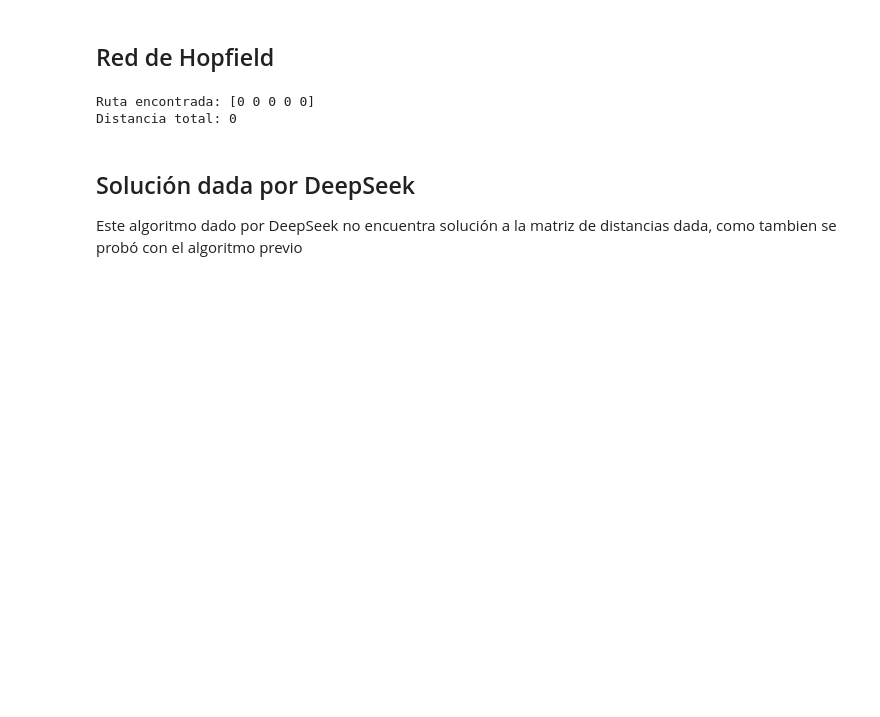
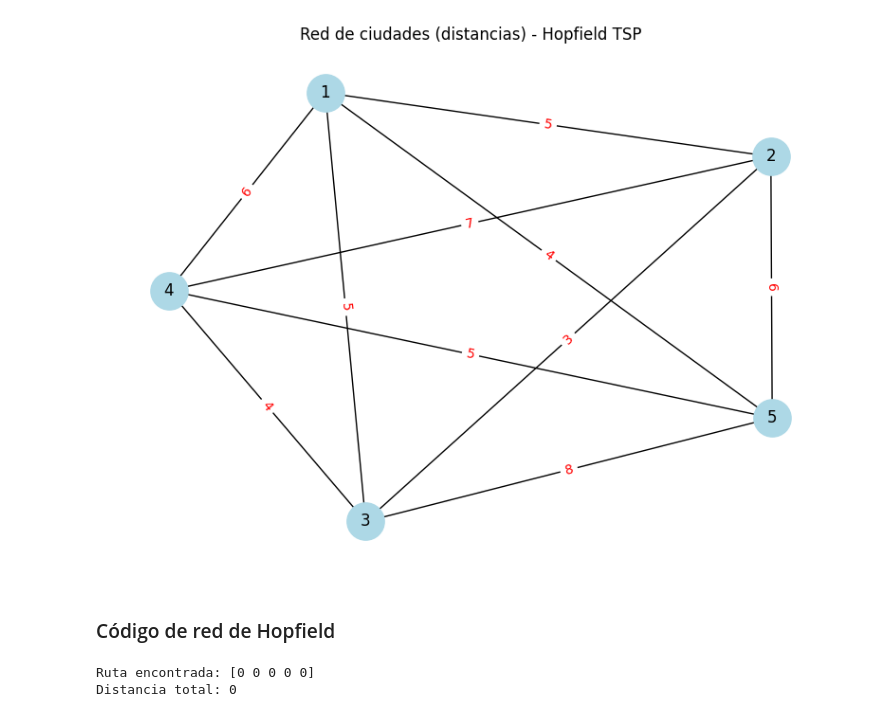
Before and after one commit to ivankarrillin/ML_Doc, a Jupyter notebook: 7_hopfield/Hopfield.ipynb, the cells around one changed output. Drawn from its saved outputs; the diff is of its cells as text; code cells hidden in the pictures; blank space fills up the shorter version.

Commit message:
ajustes red hopfield

```diff
--- a/7_hopfield/Hopfield.ipynb
+++ b/7_hopfield/Hopfield.ipynb
@@ -1,5 +94,51 @@
+# %%
+import numpy as np
+import matplotlib.pyplot as plt
+import networkx as nx
+
+# Matriz de distancias
+distancias = np.array([
+    [0, 5, 5, 6, 4],
+    [5, 0, 3, 7, 6],
+    [5, 3, 0, 4, 8],
+    [6, 7, 4, 0, 5],
+    [4, 6, 8, 5, 0]
+])
+
+#Grafo
+G = nx.Graph()
+num_ciudades = distancias.shape[0]
+
+for i in range(num_ciudades):
+    G.add_node(i, label=f'Ciudad {i+1}')
+
+
+for i in range(num_ciudades):
+    for j in range(i + 1, num_ciudades):
+        G.add_edge(i, j, weight=distancias[i, j])
+
+# Dibujar el grafo
+pos = nx.spring_layout(G, seed=42)  # Layout de fuerza (mejor separación visual)
+plt.figure(figsize=(8, 6))
+
+# Nodos
+nx.draw_networkx_nodes(G, pos, node_size=800, node_color='lightblue')
+# Etiquetas
+nx.draw_networkx_labels(G, pos, labels={i: f'{i+1}' for i in G.nodes}, font_size=12)
+# Aristas
+nx.draw_networkx_edges(G, pos)
+# Pesos (distancias)
+edge_labels = {(i, j): f'{d["weight"]}' for i, j, d in G.edges(data=True)}
+nx.draw_networkx_edge_labels(G, pos, edge_labels=edge_labels, font_color='red', font_size=10)
+
+plt.title("Red de ciudades (distancias) - Hopfield TSP")
+plt.axis('off')
+plt.tight_layout()
+plt.show()
+# %% [output]
+[figure, added]
 # %% [markdown]
-## Red de Hopfield
+### Código de red de Hopfield
 # %%
 import numpy as np
 
@@ -72,7 +211,3 @@ print("Distancia total:", distancia_total)
 # %% [output]
 Ruta encontrada: [0 0 0 0 0]
 Distancia total: 0
-# %% [markdown]
-## Solución dada por DeepSeek
-
-Este algoritmo dado por DeepSeek no encuentra solución a la matriz de distancias dada, como tambien se probó con el algoritmo previo
```
Also changed, not shown: parts of 6 cells of this notebook.
